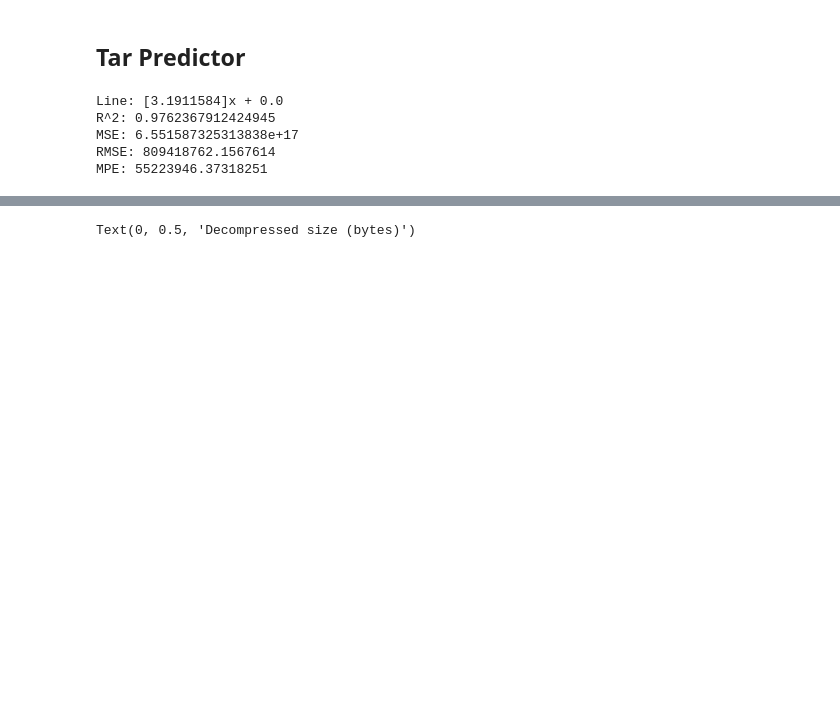
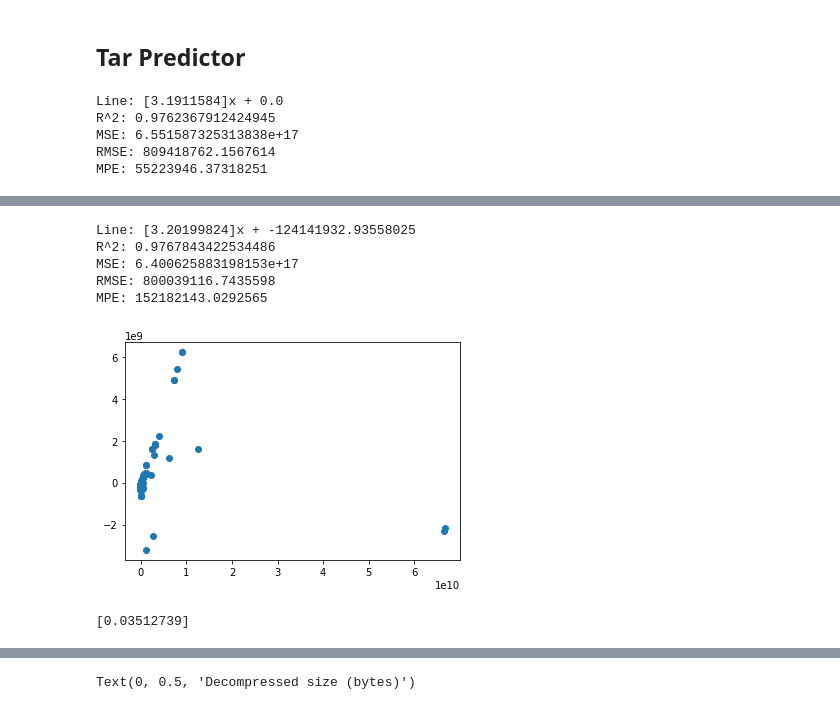
Before and after one commit to xtracthub/abyss, a Jupyter notebook: notebooks/predictor_tests.ipynb, the cells around one changed output, grey strips where cells are left out. Saved outputs shown, nothing was run; the diff lists cells and outputs as text; code cells hidden in the pictures; blank space fills up the shorter version.

```diff
--- a/notebooks/predictor_tests.ipynb
+++ b/notebooks/predictor_tests.ipynb
@@ -194,20 +330,20 @@ Text(0, 0.5, 'Decompressed size (bytes)')
 # Import decompression size .csv
 tar_results_df = pd.read_csv("../data/tar_decompression_results.csv")
 
-x = np.array(tar_results_df.compressed_size)
-y = np.array(tar_results_df.decompressed_size)
+tar_x = np.array(tar_results_df.compressed_size)
+tar_y = np.array(tar_results_df.decompressed_size)
 # %%
 # Train sklearn model
 tar_sklearn_model = sklearn.linear_model.LinearRegression(fit_intercept=False)
-tar_sklearn_model.fit(x.reshape(-1, 1), y)
+tar_sklearn_model.fit(tar_x.reshape(-1, 1), tar_y)
 
-y_pred = tar_sklearn_model.predict(x.reshape(-1, 1))
+tar_y_pred = tar_sklearn_model.predict(tar_x.reshape(-1, 1))
 
 print(f"Line: {tar_sklearn_model.coef_}x + {tar_sklearn_model.intercept_}")
-print(f"R^2: {tar_sklearn_model.score(x.reshape(-1, 1), y)}")
-print(f"MSE: {sklearn.metrics.mean_squared_error(y, y_pred)}")
-print(f"RMSE: {np.sqrt(sklearn.metrics.mean_squared_error(y, y_pred))}")
-print(f"MPE: {MeanPositiveError(y, y_pred)}")
+print(f"R^2: {tar_sklearn_model.score(tar_x.reshape(-1, 1), tar_y)}")
+print(f"MSE: {sklearn.metrics.mean_squared_error(tar_y, tar_y_pred)}")
+print(f"RMSE: {np.sqrt(sklearn.metrics.mean_squared_error(tar_y, tar_y_pred))}")
+print(f"MPE: {MeanPositiveError(tar_y, tar_y_pred)}")
 # %% [output]
 Line: [3.1911584]x + 0.0
 R^2: 0.9762367912424945
@@ -221,0 +397,64 @@ np.quantile(error, 0.95)
+# %%
+tar_results_df = pd.read_csv("../data/tar_decompression_results.csv")
+# tar_results_df = tar_results_df[tar_results_df.compressed_size < (10 ** 10)]
+
+tar_x = np.array(tar_results_df.compressed_size)
+tar_y = np.array(tar_results_df.decompressed_size)
+
+# Train sklearn model
+tar_sklearn_model = sklearn.linear_model.LinearRegression(fit_intercept=True)
+tar_sklearn_model.fit(tar_x.reshape(-1, 1), tar_y)
+
+tar_y_pred = tar_sklearn_model.predict(tar_x.reshape(-1, 1))
+
+print(f"Line: {tar_sklearn_model.coef_}x + {tar_sklearn_model.intercept_}")
+print(f"R^2: {tar_sklearn_model.score(tar_x.reshape(-1, 1), tar_y)}")
+print(f"MSE: {sklearn.metrics.mean_squared_error(tar_y, tar_y_pred)}")
+print(f"RMSE: {np.sqrt(sklearn.metrics.mean_squared_error(tar_y, tar_y_pred))}")
+print(f"MPE: {MeanPositiveError(tar_y, tar_y_pred)}")
+
+tar_error = tar_y_pred - tar_y
+
+
+plt.plot(tar_y_pred, tar_error, marker="o", linestyle="")
+# plt.yscale("log")
+# plt.xscale("log")
+
+plt.show()
+
+tar_results_df = pd.read_csv("../data/tar_decompression_results.csv")
+tar_results_df = tar_results_df[tar_results_df.compressed_size > 0]
+
+X = tar_y_pred
+Y = tar_error
+X = abs(X[Y < 0])
+Y = abs(Y[Y < 0])
+# X = np.log10(X)
+# Y = np.log10(Y)
+
+# Train sklearn model
+tar_sklearn_model = sklearn.linear_model.LinearRegression(fit_intercept=False)
+tar_sklearn_model.fit(X.reshape(-1,1), Y)
+
+print(tar_sklearn_model.coef_)
+
+plt.plot(X, Y, marker="o", linestyle="")
+
+plt.plot(np.array([i for i in range(1, 40*10**6, 5*10**5)]),
+         tar_sklearn_model.predict(np.array([i for i in range(1, 40*10**6, 5*10**5)]).reshape(-1, 1)),
+         label="Scikit")
+
+plt.yscale("log")
+plt.xscale("log")
+
+plt.show()
+
+# Line: [1.65284959]x + 40853328.34755623
+# %% [output]
+Line: [3.20199824]x + -124141932.93558025
+R^2: 0.9767843422534486
+MSE: 6.400625883198153e+17
+RMSE: 800039116.7435598
+MPE: 152182143.0292565
+[figure, added]
+[0.03512739]
```
Also changed, not shown: parts of 19 cells of this notebook, 14 other files.
